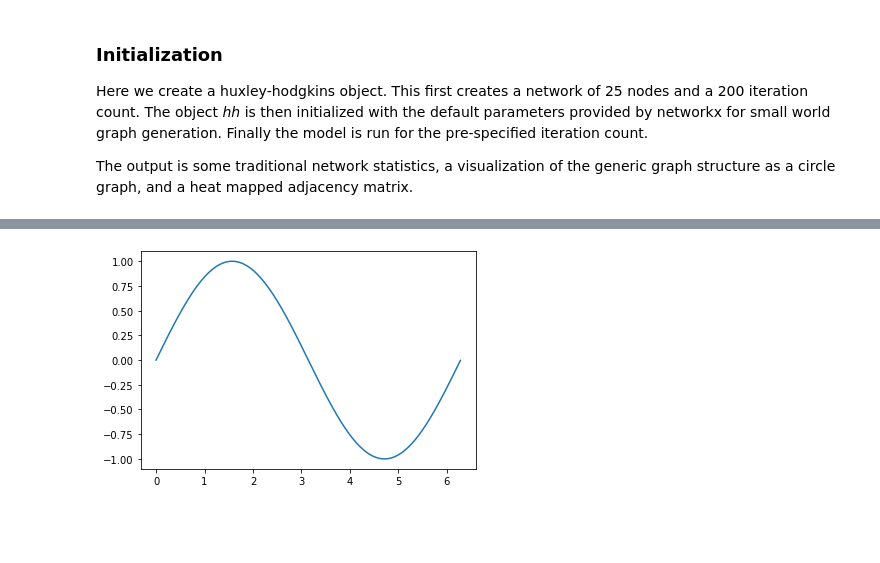
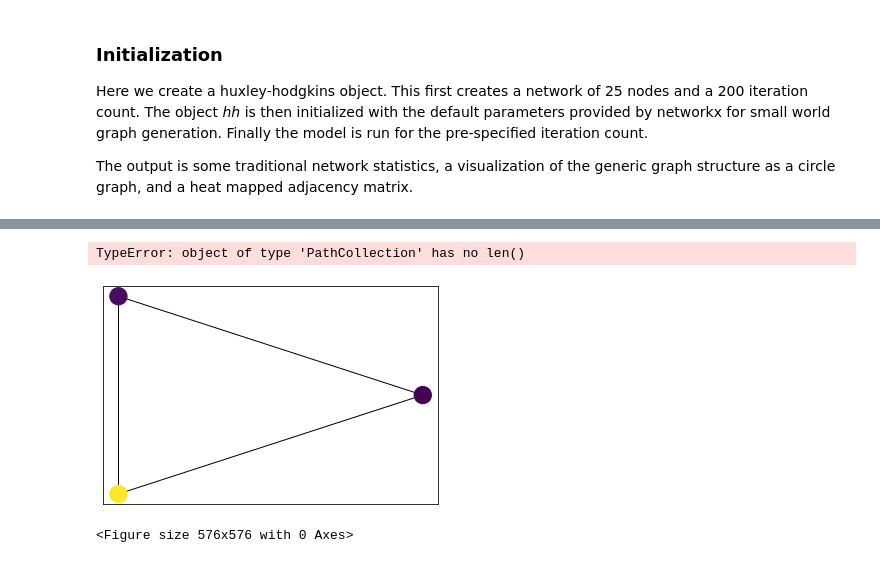
Before and after one commit to denizhanpak/HodgkinHuxley, a Jupyter notebook: BrainFrames.ipynb, the cells around one changed output, grey strips where cells are left out. Cells and saved outputs as stored; diff of their text form; code cells hidden in the pictures; blank space fills up the shorter version.

```diff
--- a/BrainFrames.ipynb
+++ b/BrainFrames.ipynb
@@ -87,36 +122,30 @@ plt.show()
-# %%
-import numpy as np
-import matplotlib.pyplot as plt
-import matplotlib.animation as animation
-
-fig, ax = plt.subplots()
-
-x = np.arange(0, 2*np.pi, 0.01)
-line, = ax.plot(x, np.sin(x))
-
-plt.show()
-
-
-def init():  # only required for blitting to give a clean slate.
-    line.set_ydata([np.nan] * len(x))
-    return line,
-
-
-def animate(i):
-    line.set_ydata(np.sin(x + i / 100))  # update the data.
-    return line,
-
-#ani = animation.FuncAnimation(
-#    fig, animate, init_func=init, interval=2, blit=True, save_count=50)
-
-# To save the animation, use e.g.
-#
-#ani.save("movie.mp4")
-#
-# or
-#
-# writer = animation.FFMpegWriter(
-#     fps=15, metadata=dict(artist='Me'), bitrate=1800)
-# ani.save("movie.mp4", writer=writer)
-# %% [output]
-[figure, removed]
+# %%
+class BrainFrames:
+    def __init__(self, graph, height = 8, width = 8, blit=True):
+        pos=nx.drawing.nx_agraph.graphviz_layout(graph,prog='circo')
+        nc = np.random.random(3)
+        self.nodes = nx.draw_networkx_nodes(graph,pos,node_color=nc)
+        self.edges = nx.draw_networkx_edges(graph,pos)
+        self.fig = plt.figure(figsize=(height,width))
+        self.blit = blit
+
+    def update(self, frame_number):
+        nc = np.random.random(3)
+        nodes.set_array(nc)
+        return self.nodes,
+
+    def video(self):
+        return FuncAnimation(self.fig, self.update, interval=50, blit=self.blit)
+
+    def embed(self):
+        return
+
+G = nx.Graph()
+G.add_edges_from([(0,1),(1,2),(2,0)])
+bf = BrainFrames(G)
+bf.embed()
+HTML(bf.video().to_html5_video())
+# %% [output]
+TypeError: object of type 'PathCollection' has no len()
+[figure, added]
+<Figure size 576x576 with 0 Axes>
```
Also changed, not shown: parts of 9 cells of this notebook.
